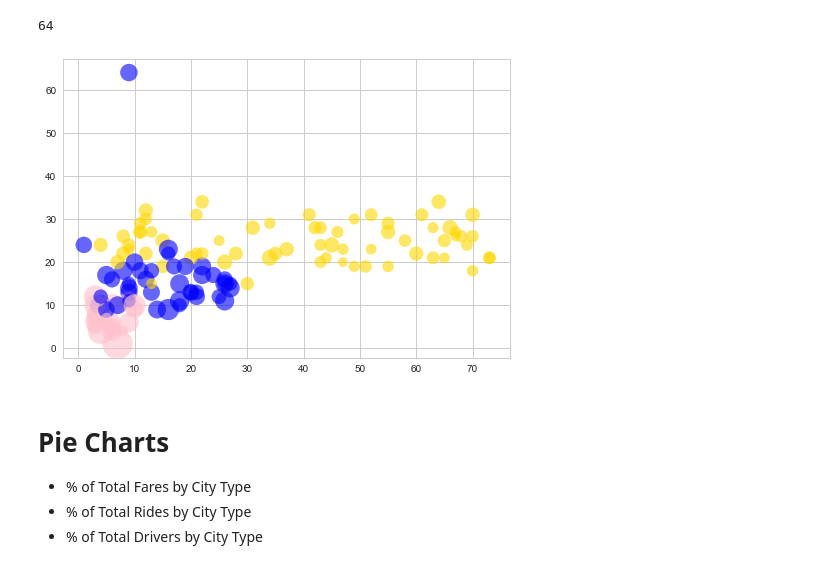
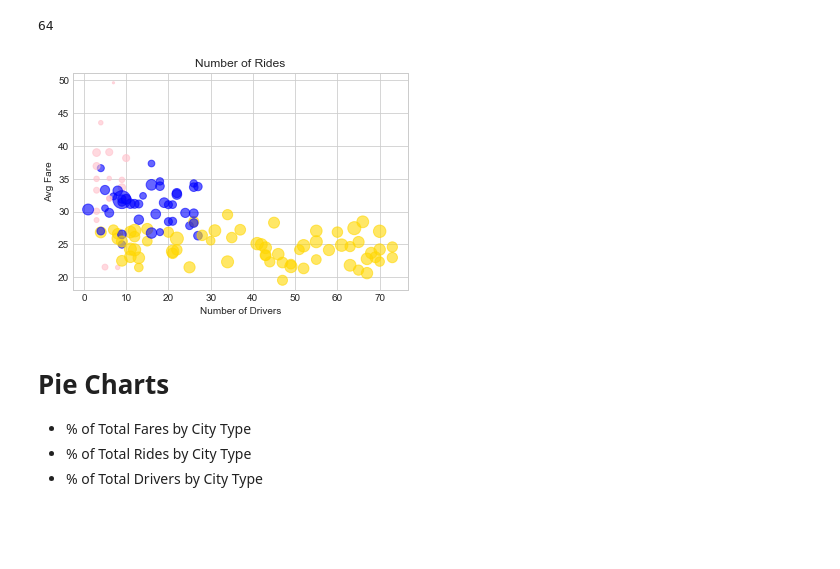
Before and after one commit to nfstein/05-ste-matplotlib-hwk, a Jupyter notebook: Pyber/cars.ipynb, the cells around one changed output. Cells and saved outputs as stored; diff of their text form; code cells hidden in the pictures; blank space fills up the shorter version.

```diff
--- a/Pyber/cars.ipynb
+++ b/Pyber/cars.ipynb
@@ -65,11 +59,13 @@ city_type = city_group['type'].max()
 mapping = {'Urban': 'Gold', 'Suburban': 'blue', 'Rural': 'pink' }
 city_type_color = city_type.map(mapping)
 # %%
-plt.scatter(num_drivers,num_rides, s=(avg_fare**2.5)/avg_fare.min(), alpha = .6, color = city_type_color)
-
+plt.scatter(num_drivers,avg_fare, s=(num_rides)*5, alpha = .6, color = city_type_color, label= ['Urban', 'Suburban', 'Rural'])
+plt.title('Number of Rides')
+plt.xlabel('Number of Drivers')
+plt.ylabel('Avg Fare')
 plt.show()
 # %% [output]
-[figure, old version]
+[figure, new version]
 # %% [markdown]
 # Pie Charts
 * % of Total Fares by City Type
```
Also changed, not shown: parts of 4 cells of this notebook, 7 other files.
